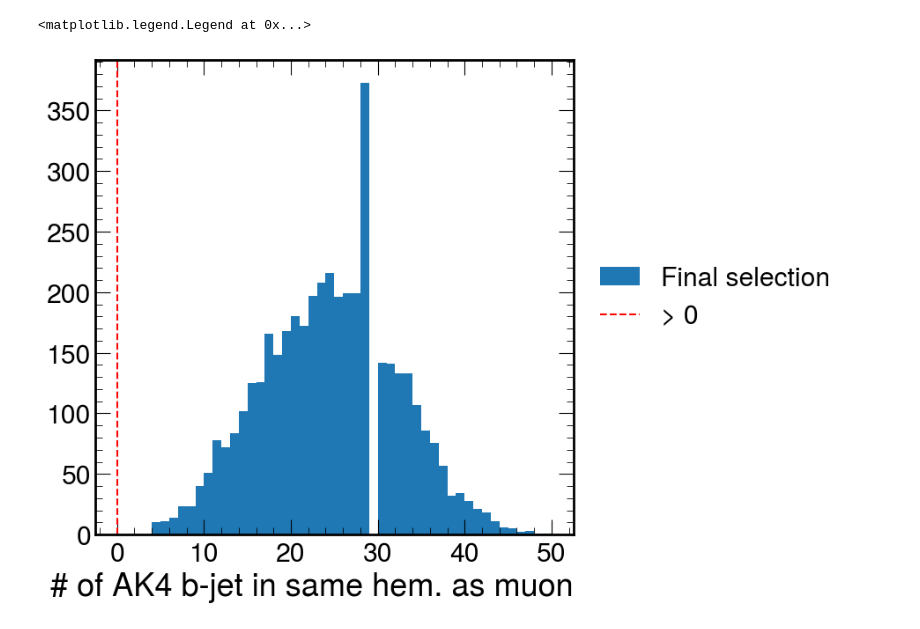
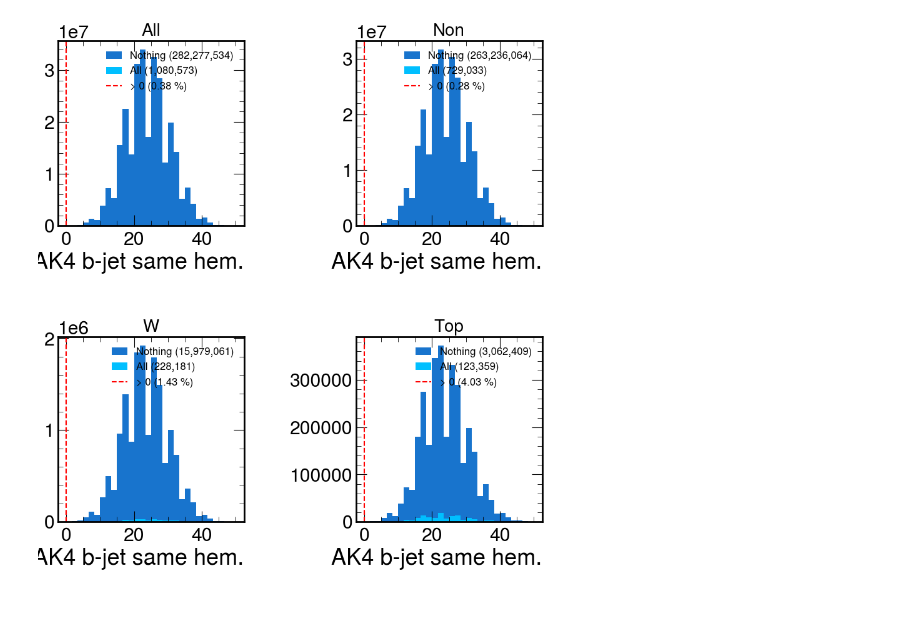
Before and after one commit to alintulu/PNCalibration, a Jupyter notebook: cutflow.ipynb, the cells around one changed output. Drawn from its saved outputs; the diff is of its cells as text; code cells hidden in the pictures.

```diff
--- a/cutflow.ipynb
+++ b/cutflow.ipynb
@@ -16,6 +16,4 @@ from collections import defaultdict
 import mplhep
 plt.style.use(mplhep.style.CMS)
 # %%
-out = util.load("outfiles/Run3Summer22/old/cutflow_Run2022D.coffea")
+out = util.load("outfiles/Run3Summer22/PV/cutflow_TTtoLNu2Q_short_old.coffea")
-# %%
-out = out[0]
@@ -21,0 +87,11 @@ out = out[0]
+# %%
+for column in ["Total", "Non", "W", "Top"]:
+
+    rel_percentage = []
+
+    for i in range(len(df[column])):
+        rel_percentage.append(df[column][i] / df[column][i-1 if i > 1 else 1] * 100)
+
+    df[f"{column} (rel %)"] = rel_percentage
+
+df.style.format("{:,.1f}")
@@ -67,16 +370,54 @@ ax.legend(loc='center left', bbox_to_anchor=(1, 0.5))
 # %%
-fig, ax = plt.subplots(figsize=(7,7))
+fig, ax = plt.subplots(2, 2, figsize=(10,10))
+plt.subplots_adjust(wspace=0.6, hspace=0.6)
 
-for cut in ["all"]:
+labels = {
+    "no" : "Nothing",
+    "all" : "All",
+}
 
-    h = out["ak4bjet"].project("region", "njets")[hist.loc(cut), :]
+colours = {
+    "no" : "#1874CD",
+    "all" : "#00BFFF",
+}
 
-    mplhep.histplot(h, label="Final selection", yerr=False, histtype='fill', alpha=1,)
+titles = {
+    0 : "All",
+    3 : "Non",
+    2 : "W",
+    1 : "Top",
+}
 
-ax.set_xlabel(r"# of AK4 b-jet in same hem. as muon")
-ax.axvline(0, color='red',ls='--', label=r"> 0")
-ax.legend(loc='center left', bbox_to_anchor=(1, 0.5))
+thing = "ak4bjet"
+var = "njets"
+
+row, column = 0, 0
+
+for i, cat in enumerate([0, 3, 2, 1]):
+
+    if i == 2:
+        row = 1
+        column = 0
+
+    if i == 0:
+        h_no = out[thing].project("region", var, "cat")[{"region" : hist.loc("noselection"), "cat" : [hist.loc(3), hist.loc(2), hist.loc(1)]}][{"cat" : sum}]
+        h_all = out[thing].project("region", var, "cat")[{"region" : hist.loc("all"), "cat" : [hist.loc(3), hist.loc(2), hist.loc(1)]}][{"cat" : sum}]
+    else:
+        h_no = out[thing].project("region", var, "cat")[hist.loc("noselection"), :, hist.loc(cat)]
+        h_all = out[thing].project("region", var, "cat")[hist.loc("all"), :, hist.loc(cat)]
+
+    n_no = h_no[slice(hist.underflow+1, hist.overflow-1,sum)].value
+    n_all = h_all[slice(hist.underflow+1, hist.overflow-1,sum)].value
+
+    mplhep.histplot(h_no, ax=ax[row, column], color=colours["no"], label=f"Nothing ({n_no:,.0f})", yerr=False, histtype='fill', alpha=1,)
+    mplhep.histplot(h_all, ax=ax[row, column], color=colours["all"], label=f"All ({n_all:,.0f})", yerr=False, histtype='fill', alpha=1,)
+    ax[row, column].axvline(0, color='red',ls='--', label=f"> 0 ({n_all/n_no * 100:,.2f} %)")
+
+    ax[row, column].legend(loc='best', fontsize=12)
+    ax[row, column].set_title(titles[cat], fontsize=20)
+    ax[row, column].set_xlabel("AK4 b-jet same hem.")
+
+    column += 1
 # %% [output]
-<matplotlib.legend.Legend at 0x...>
-[figure, old version]
+[figure, new version]
 # %%
```
Also changed, not shown: parts of 14 cells of this notebook, 11 other files.
